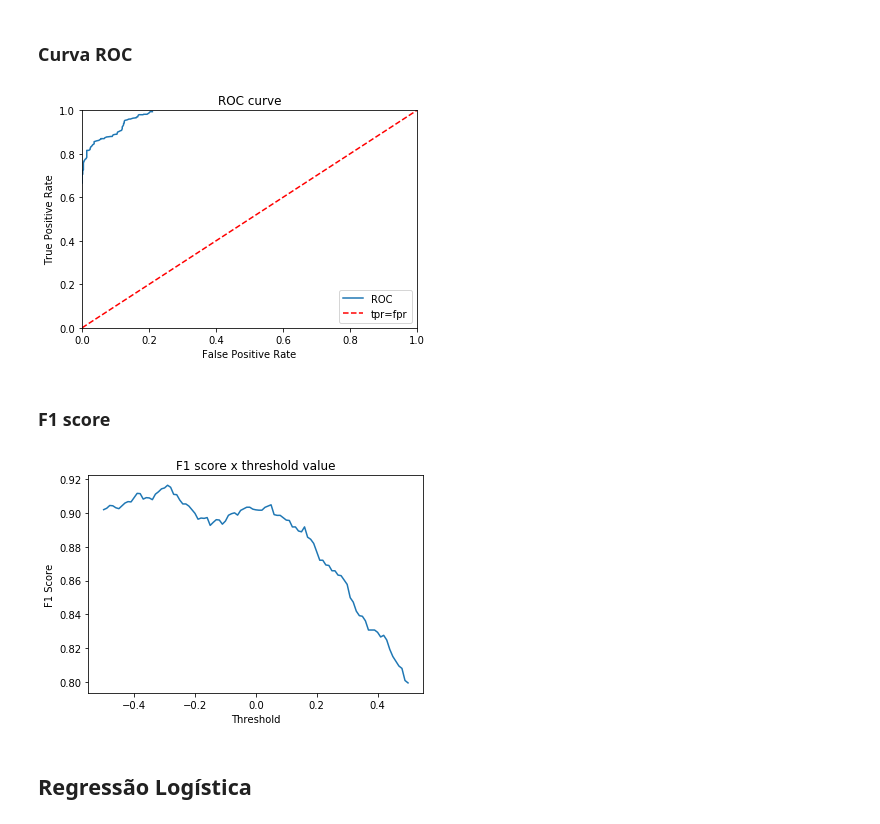
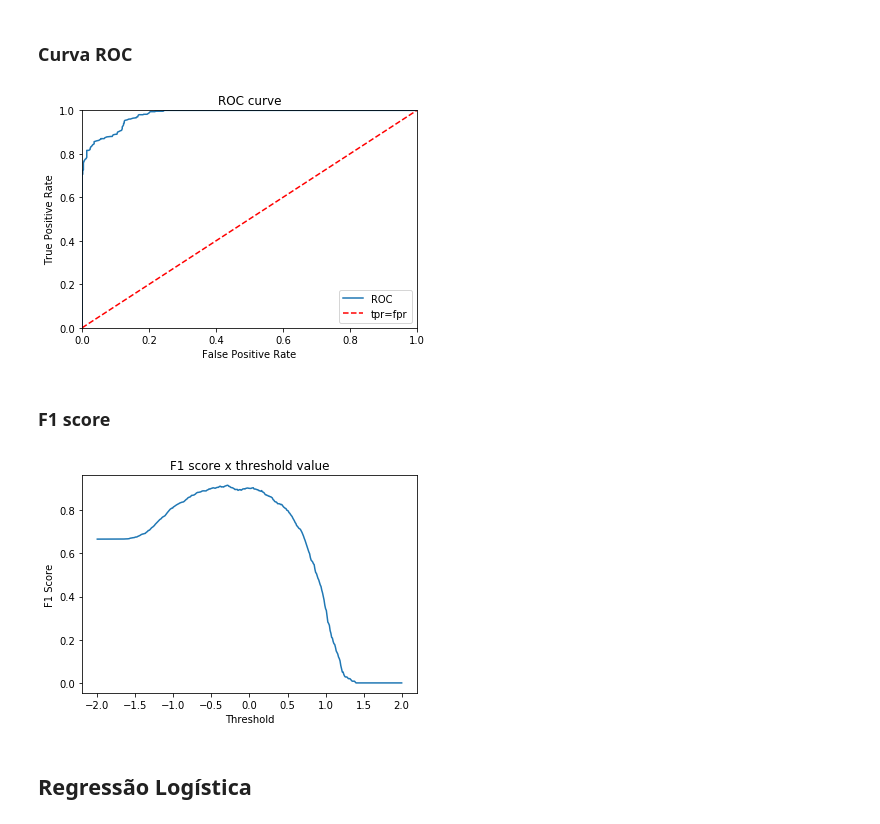
Before and after one commit to RafaelGoncalves8/machine-learning, a Jupyter notebook: 2-linear-classification/deliver/EFC2 - Linear classificartion.ipynb, the cells around one changed output. Drawn from its saved outputs; the diff is of its cells as text; code cells hidden in the pictures.

```diff
--- a/2-linear-classification/deliver/EFC2 - Linear classificartion.ipynb
+++ b/2-linear-classification/deliver/EFC2 - Linear classificartion.ipynb
@@ -143,24 +139,28 @@ plt.show()
 def decision(X, w, thres, model):
     out = model(X, w)
     return np.array([1 if e > thres else 0 for e in out])
+# %%
+def confusion(out, y):
+    tp = fp = tn = fn = 0
+    for i, e in enumerate(out):
+        if e:
+            if y[i]:
+                tp += 1
+            else:
+                fp += 1
+        else:
+            if y[i]:
+                fn += 1
+            else:
+                tn += 1
+    return tp, fp, fn, tn
 # %%
 def roc_curve(X, y, w, thres_v, model):
     roc = []
     f1_v = []
     for t in thres_v:
         out = decision(X, w, t, model)
-        tp = fp = tn = fn = 0
-        for i, e in enumerate(out):
-            if e:
-                if y[i]:
-                    tp += 1
-                else:
-                    fp += 1
-            else:
-                if y[i]:
-                    fn += 1
-                else:
-                    tn += 1
+        tp, fp, fn, tn = confusion(out, y)
         tpr = tp/(tp+fn)
         fpr = fp/(fp+tn)
         f1 = 2*tp/(2*tp + fn + fp)
@@ -168,20 +168,20 @@ def roc_curve(X, y, w, thres_v, model):
         roc.append([fpr, tpr])
     return np.array(roc), np.array(f1_v)
 # %%
-thres_v = [0.01*e for e in range(-50, 51)]
+thres_v = [0.01*e for e in range(-200, 201)]
 roc, f1 = roc_curve(X, y, w, thres_v, lda)
 plt.plot(roc[:,0], roc[:,1], 'C0-')
 plt.plot([0, 1], [0, 1],'r--')
 plt.xlim([0, 1])
 plt.ylim([0, 1])
 plt.title("ROC curve")
 plt.legend(["ROC", "tpr=fpr"])
 plt.ylabel('True Positive Rate')
 plt.xlabel('False Positive Rate')
 plt.savefig(os.path.join(image_dir, 'roc.png'), bbox_inches='tight')
 plt.show()
 # %% [output]
-[figure, old version]
+[figure, new version]
 # %% [markdown]
 ### F1 score
 # %%
@@ -192,7 +192,7 @@ plt.xlabel('Threshold')
 plt.savefig(os.path.join(image_dir, 'f1.png'), bbox_inches='tight')
 plt.show()
 # %% [output]
-[figure, old version]
+[figure, new version]
 # %% [markdown]
 ## Regressão Logística
 # %%
```
Also changed, not shown: parts of 12 cells of this notebook, 6 other files.
